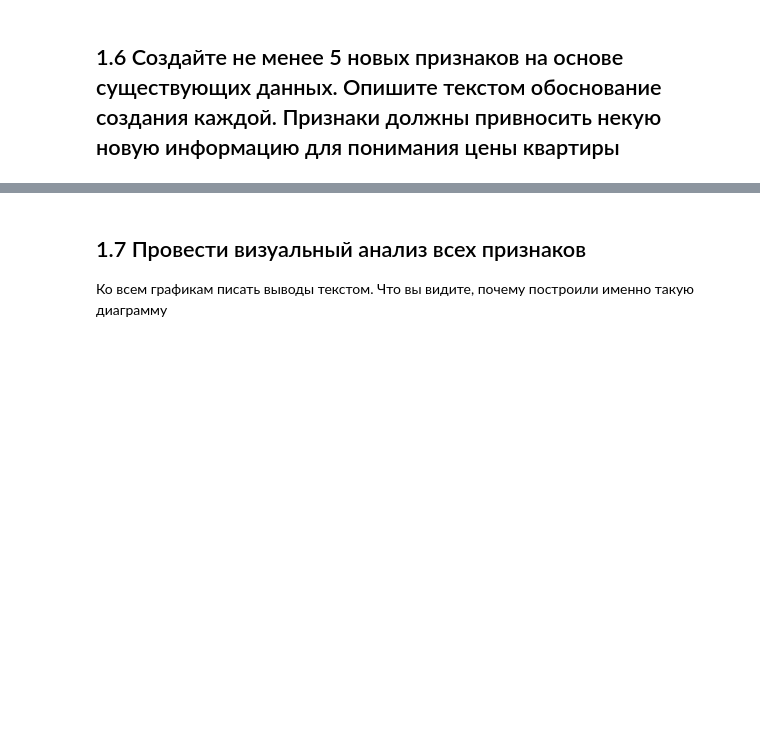
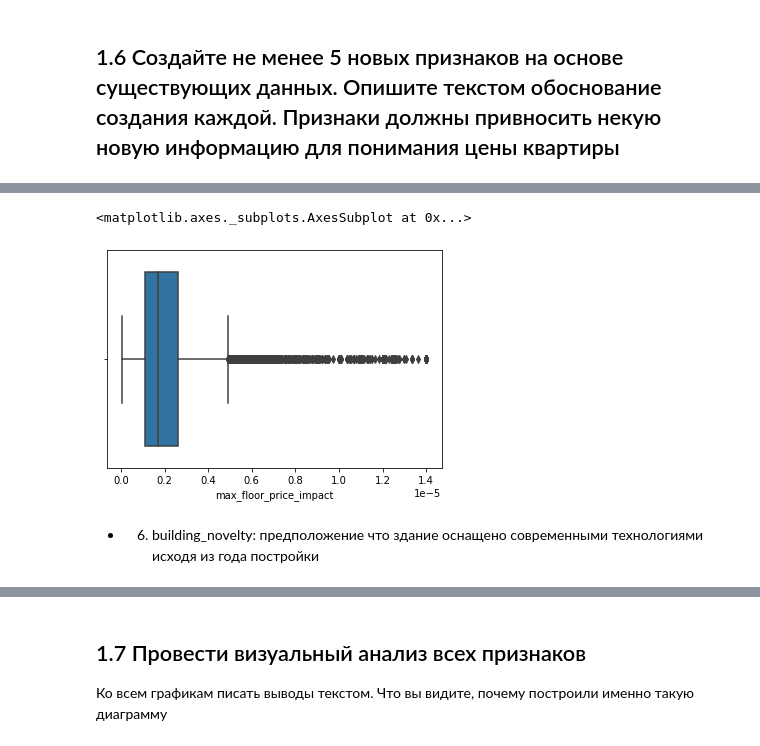
Before and after one commit to modernpacifist/engineering-of-machine-learning-urfu, a Jupyter notebook: python-pro-level/Notebooks/ResultantProject.ipynb, the cells around one changed output, grey strips where cells are left out. Cells and saved outputs as stored; diff of their text form; code cells hidden in the pictures; blank space fills up the shorter version.

```diff
--- a/python-pro-level/Notebooks/ResultantProject.ipynb
+++ b/python-pro-level/Notebooks/ResultantProject.ipynb
@@ -674,0 +783,9 @@ iqr_detection(df)
+# %%
+df_full = clear_outliers(df_full, on_columns=['max_floor_price_impact'])
+# %%
+sns.boxplot(data=df_full, x='max_floor_price_impact')
+# %% [output]
+<matplotlib.axes._subplots.AxesSubplot at 0x...>
+[figure, added]
+# %% [markdown]
+- 6) building_novelty: предположение что здание оснащено современными технологиями исходя из года постройки
```
Also changed, not shown: parts of 64 cells of this notebook.
